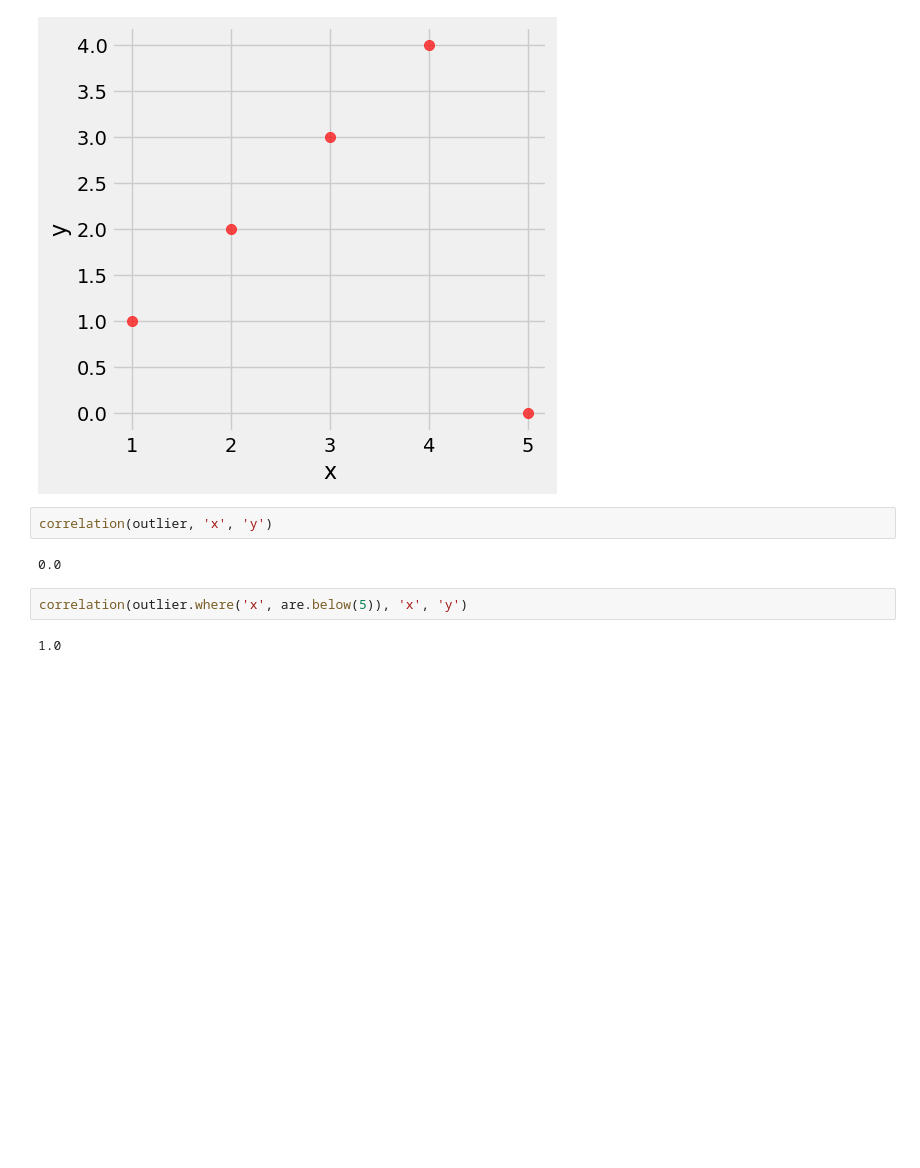
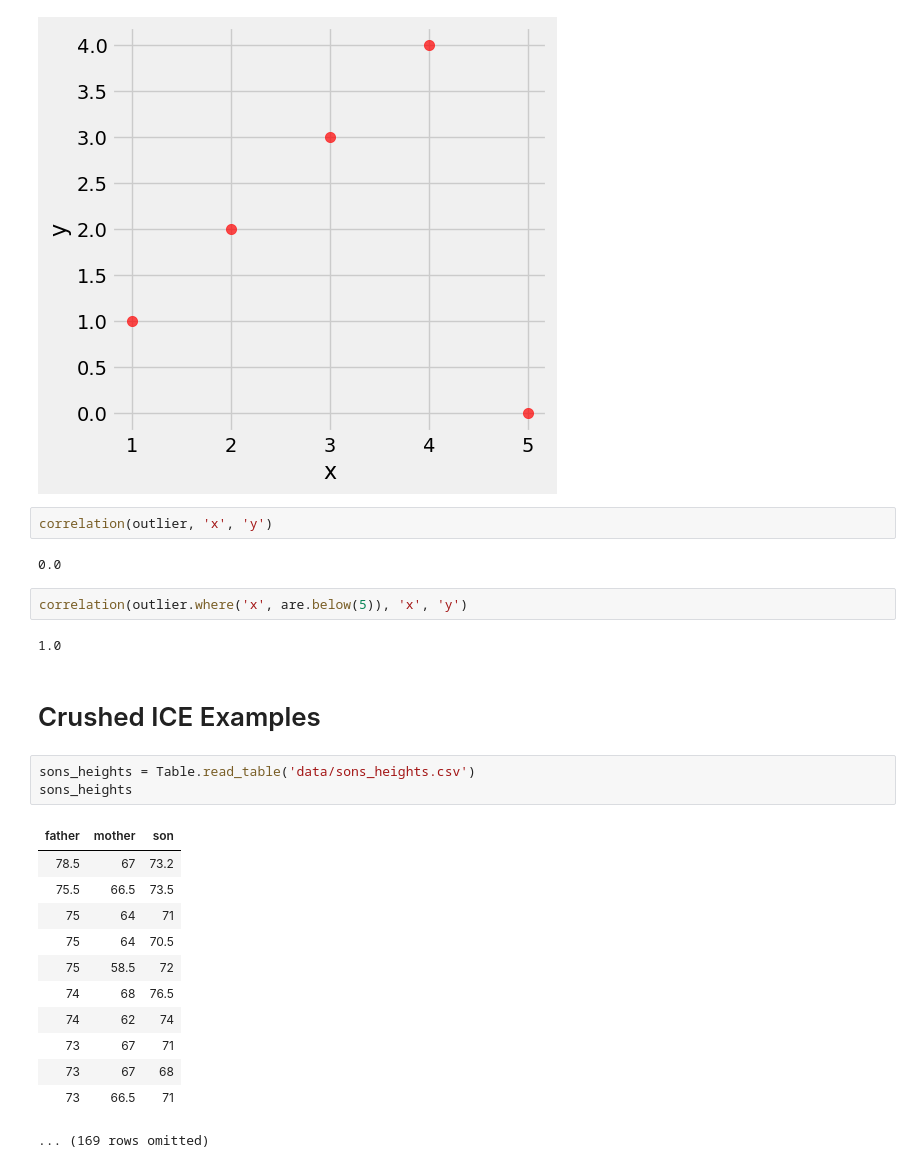
Before and after one commit to lawtonsclass/s26-code-from-class, a Jupyter notebook: data8/ch15.ipynb, the cells around one changed output. Drawn from its saved outputs; the diff is of its cells as text; blank space fills up the shorter version.

```diff
--- a/data8/ch15.ipynb
+++ b/data8/ch15.ipynb
@@ -317,3 +317,21 @@ correlation(outlier, 'x', 'y')
 correlation(outlier.where('x', are.below(5)), 'x', 'y')
 # %% [output]
 1.0
+# %% [markdown]
+# Crushed ICE Examples
+# %%
+sons_heights = Table.read_table('data/sons_heights.csv')
+sons_heights
+# %% [output]
+| father | mother | son |
+| 78.5 | 67 | 73.2 |
+| 75.5 | 66.5 | 73.5 |
+| 75 | 64 | 71 |
+| 75 | 64 | 70.5 |
+| 75 | 58.5 | 72 |
+| 74 | 68 | 76.5 |
+| 74 | 62 | 74 |
+| 73 | 67 | 71 |
+| 73 | 67 | 68 |
+| 73 | 66.5 | 71 |
+... (169 rows omitted)
```
Also changed, not shown: parts of 2 cells of this notebook.
